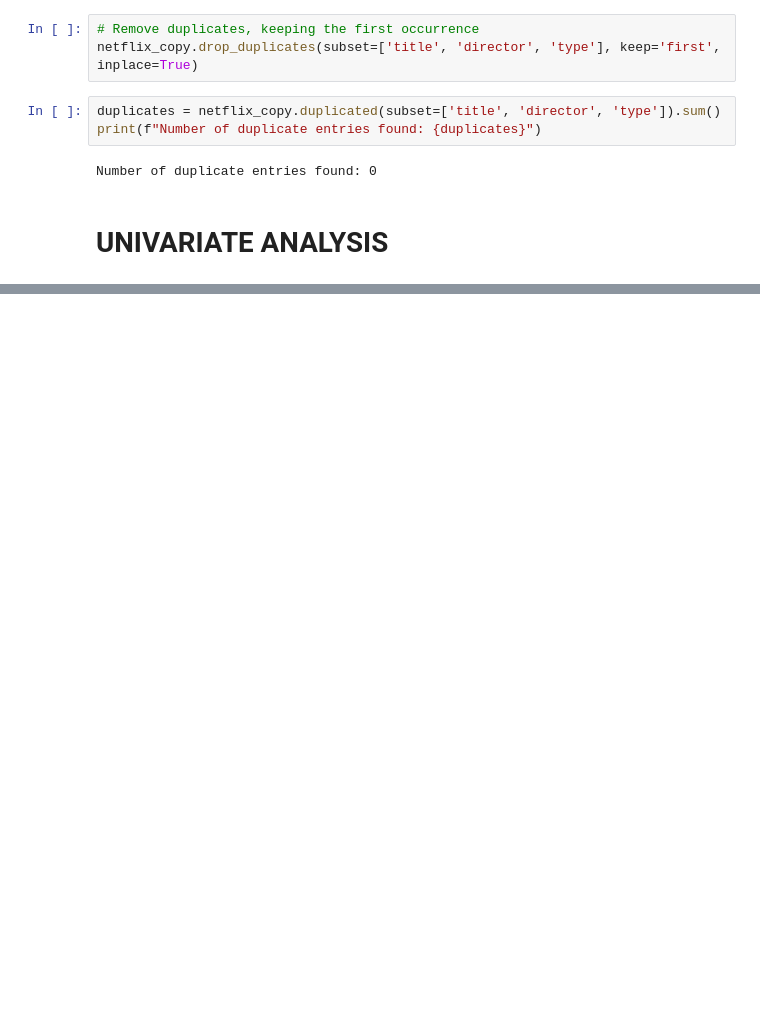
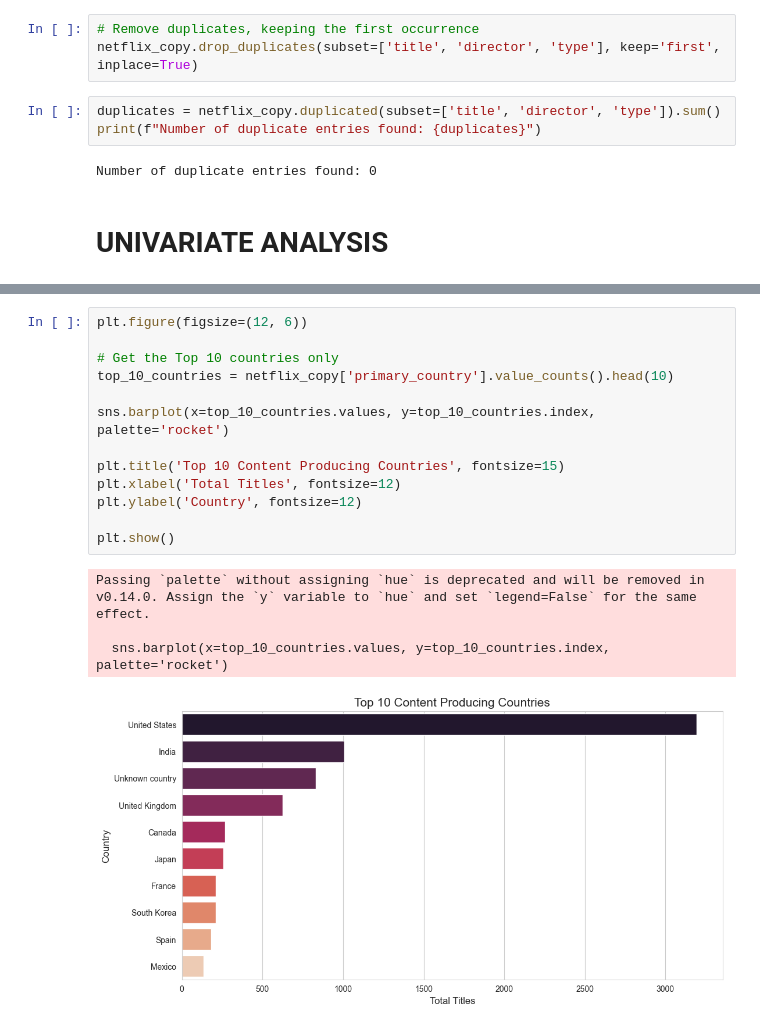
Before and after one commit to Janetjesy/Kaggle_netflix, a Jupyter notebook: netflix.ipynb, the cells around one changed output, grey strips where cells are left out. Drawn from its saved outputs; the diff is of its cells as text; blank space fills up the shorter version.

```diff
--- a/netflix.ipynb
+++ b/netflix.ipynb
@@ -406,0 +464,18 @@ Number of duplicate entries found: 0
+# %%
+plt.figure(figsize=(12, 6))
+
+# Get the Top 10 countries only
+top_10_countries = netflix_copy['primary_country'].value_counts().head(10)
+
+sns.barplot(x=top_10_countries.values, y=top_10_countries.index, palette='rocket')
+
+plt.title('Top 10 Content Producing Countries', fontsize=15)
+plt.xlabel('Total Titles', fontsize=12)
+plt.ylabel('Country', fontsize=12)
+
+plt.show()
+# %% [output]
+Passing `palette` without assigning `hue` is deprecated and will be removed in v0.14.0. Assign the `y` variable to `hue` and set `legend=False` for the same effect.
+
+  sns.barplot(x=top_10_countries.values, y=top_10_countries.index, palette='rocket')
+[figure, added]
```
Also changed, not shown: parts of 4 cells of this notebook.
